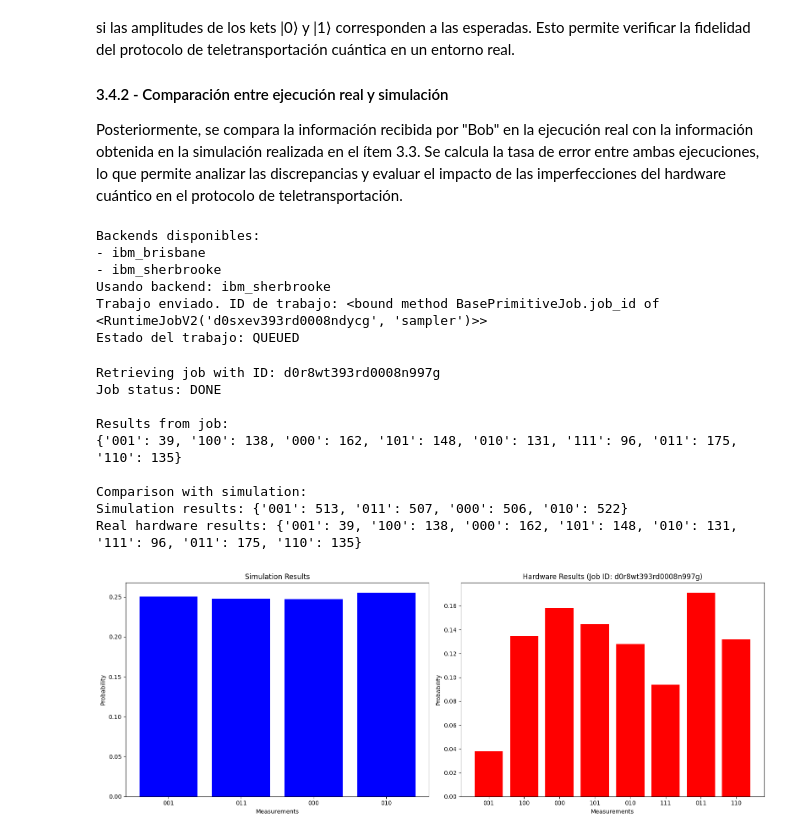
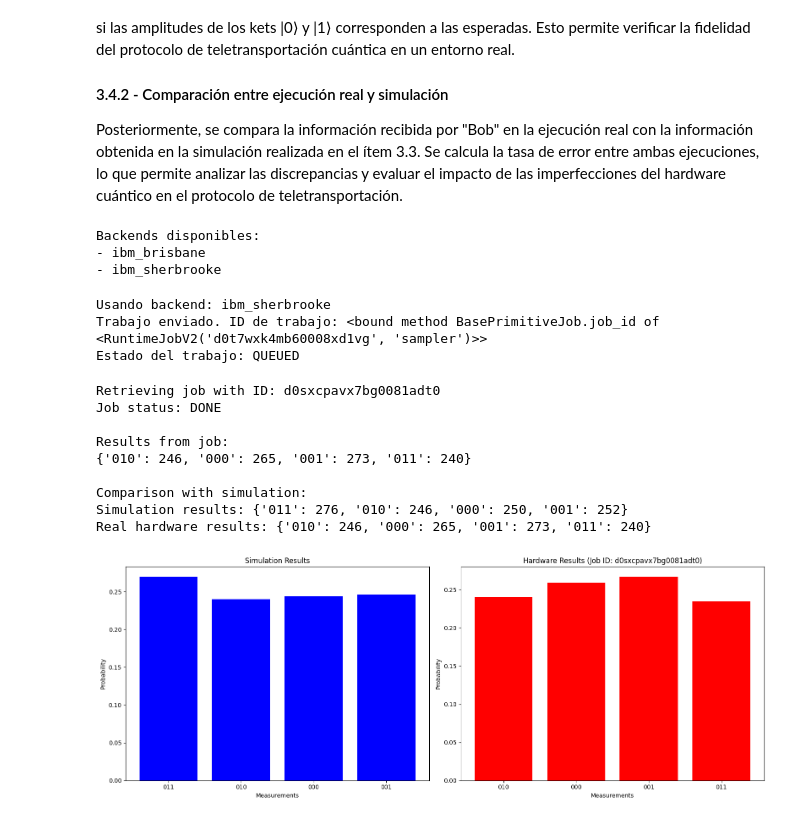
Before and after one commit to Cristian-David-Araujo/quantum_computer, a Jupyter notebook: P3/p3.ipynb, the cells around one changed output. Saved outputs shown, nothing was run; the diff lists cells and outputs as text; code cells hidden in the pictures.

```diff
--- a/P3/p3.ipynb
+++ b/P3/p3.ipynb
@@ -139,7 +139,7 @@ qc.draw('mpl')
 # Simulate the circuit
 simulator = AerSimulator()
 transpiled_circuit = transpile(qc, simulator)
-result = simulator.run(transpiled_circuit, shots=2048).result()
+result = simulator.run(transpiled_circuit, shots=1024).result()
 
 # Get measurement counts
 counts = result.get_counts()
@@ -286,17 +286,23 @@ En esta sección, se realiza la ejecución real del circuito cuántico en uno de
 
 #### 3.4.2 - Comparación entre ejecución real y simulación
 Posteriormente, se compara la información recibida por "Bob" en la ejecución real con la información obtenida en la simulación realizada en el ítem 3.3. Se calcula la tasa de error entre ambas ejecuciones, lo que permite analizar las discrepancias y evaluar el impacto de las imperfecciones del hardware cuántico en el protocolo de teletransportación.
+# %%
+# 3.4 - Ejecución real en un procesador cuántico de IBM
+
+# Set the IBM Quantum token if not already stored
+token = 'd72ee049506114645655c639abd9f63d01bbaba23f24f8f5cb91ca9f41735315e8bc81acfd0bfc187b65873e6ba5eaf4559ff500ddba2038acfce686d4192dc9'
+# token = 'e21d9d5fea785db78ffecb1a3c72fc9f3d4945bbac57d3f66f8baf6a6d169a2091e1328483c83240c4c68b8ab4c56b99f8a2dd45840a742ba7188a3e5217c78c'
+service = QiskitRuntimeService(channel='ibm_quantum', token=token)
+# Mostrar los backends disponibles
+print("Backends disponibles:")
+for backend in service.backends():
+    print(f"- {backend.name}")
+# %% [output]
+Backends disponibles:
+- ibm_brisbane
+- ibm_sherbrooke
 # %%
-# 3.4 - Ejecución real en un procesador cuántico de IBM
 
-# Set the IBM Quantum token if not already stored
-token = 'd72ee049506114645655c639abd9f63d01bbaba23f24f8f5cb91ca9f41735315e8bc81acfd0bfc187b65873e6ba5eaf4559ff500ddba2038acfce686d4192dc9'
-# token = 'e21d9d5fea785db78ffecb1a3c72fc9f3d4945bbac57d3f66f8baf6a6d169a2091e1328483c83240c4c68b8ab4c56b99f8a2dd45840a742ba7188a3e5217c78c'
-service = QiskitRuntimeService(channel='ibm_quantum', token=token)
-# Mostrar los backends disponibles
-print("Backends disponibles:")
-for backend in service.backends():
-    print(f"- {backend.name}")
 
 # Seleccionar un backend que esté disponible
 available_backends = service.backends()
@@ -330,15 +336,12 @@ job = sampler.run([optimized_circuit], shots=1024)
 print(f"Trabajo enviado. ID de trabajo: {job.job_id}")
 print(f"Estado del trabajo: {job.status()}")
 # %% [output]
-Backends disponibles:
-- ibm_brisbane
-- ibm_sherbrooke
 Usando backend: ibm_sherbrooke
-Trabajo enviado. ID de trabajo: <bound method BasePrimitiveJob.job_id of <RuntimeJobV2('d0sxev393rd0008ndycg', 'sampler')>>
+Trabajo enviado. ID de trabajo: <bound method BasePrimitiveJob.job_id of <RuntimeJobV2('d0t7wxk4mb60008xd1vg', 'sampler')>>
 Estado del trabajo: QUEUED
 # %%
 # Retrieve results for the specific job ID
-job_id_to_use = 'd0r8wt393rd0008n997g'
+job_id_to_use = 'd0sxcpavx7bg0081adt0'
 print(f"Retrieving job with ID: {job_id_to_use}")
 
 # Retrieve the job using the existing service
@@ -357,7 +360,7 @@ else:
     # Extract the counts data - use the proper structure for Qiskit 2.0
     sampler_pub_result = job_result[0]  # Get the first SamplerPubResult
     data = sampler_pub_result.data      # Get the DataBin
-    job_counts = data.c1.get_counts()   # Get the counts from the BitArray
+    job_counts = data.c0.get_counts()   # Get the counts from the BitArray
 
     # The counts are already in the correct format for visualization
 
@@ -366,38 +369,38 @@ else:
     print(job_counts)
 
     # Compare with simulation results
     print("\nComparison with simulation:")
     print("Simulation results:", counts)
     print("Real hardware results:", job_counts)
 
     # Visualize
     total_shots_sim = sum(counts.values())
     total_shots_job = sum(job_counts.values())
 
     fig, ax = plt.subplots(1, 2, figsize=(16, 6))
     ax[0].bar(counts.keys(), [count/total_shots_sim for count in counts.values()], color='blue')
     ax[0].set_title('Simulation Results')
     ax[0].set_xlabel('Measurements')
     ax[0].set_ylabel('Probability')
 
     ax[1].bar(job_counts.keys(), [count/total_shots_job for count in job_counts.values()], color='red')
     ax[1].set_title('Hardware Results (Job ID: ' + job_id_to_use + ')')
     ax[1].set_xlabel('Measurements')
     ax[1].set_ylabel('Probability')
 
     plt.tight_layout()
     plt.show()
 # %% [output]
-Retrieving job with ID: d0r8wt393rd0008n997g
+Retrieving job with ID: d0sxcpavx7bg0081adt0
 Job status: DONE
 
 Results from job:
-{'001': 39, '100': 138, '000': 162, '101': 148, '010': 131, '111': 96, '011': 175, '110': 135}
+{'010': 246, '000': 265, '001': 273, '011': 240}
 
 Comparison with simulation:
-Simulation results: {'001': 513, '011': 507, '000': 506, '010': 522}
-Real hardware results: {'001': 39, '100': 138, '000': 162, '101': 148, '010': 131, '111': 96, '011': 175, '110': 135}
+Simulation results: {'011': 276, '010': 246, '000': 250, '001': 252}
+Real hardware results: {'010': 246, '000': 265, '001': 273, '011': 240}
-[figure, old version]
+[figure, new version]
 # %%
 from mthree import M3Mitigation
 from mthree.utils import counts_to_vector
```
Also changed, not shown: parts of 2 cells of this notebook.
